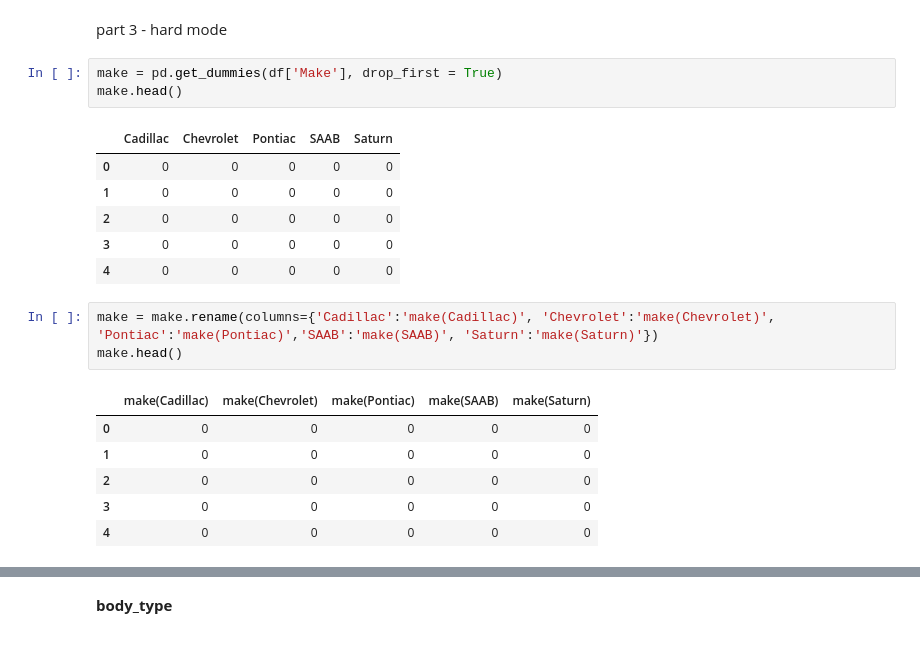
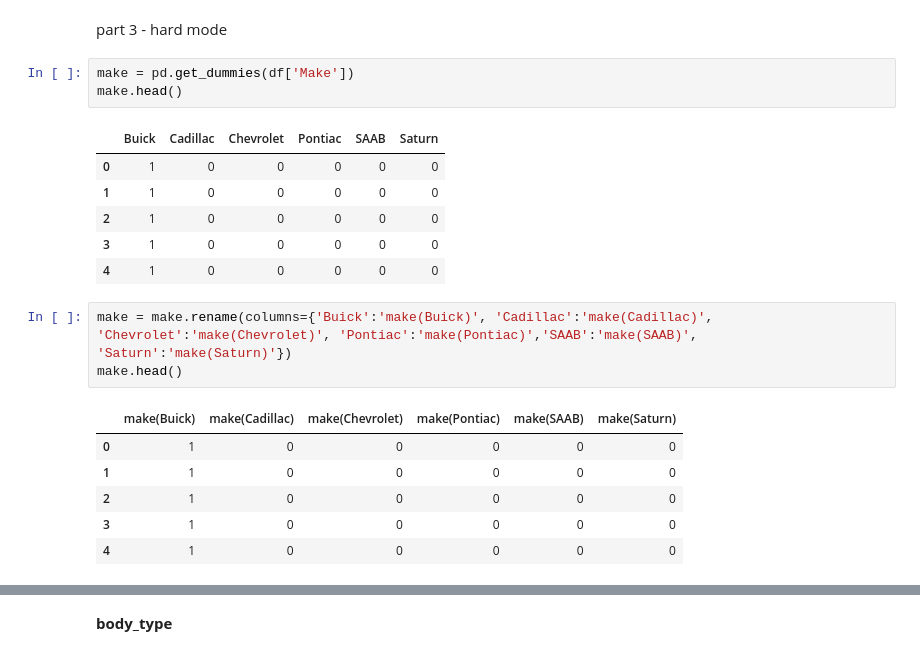
Before and after one commit to Bavitayadav8/Bavitayadav8, a Jupyter notebook: Assignment8.ipynb, the cells around one changed output, grey strips where cells are left out. Cells and saved outputs as stored; diff of their text form.

```diff
--- a/Assignment8.ipynb
+++ b/Assignment8.ipynb
@@ -210,25 +171,25 @@ dumies variable -- **Make**
 # %% [markdown]
 part 3 - hard mode
 # %%
-make = pd.get_dummies(df['Make'], drop_first = True)
+make = pd.get_dummies(df['Make'])
 make.head()
 # %% [output]
-|  | Cadillac | Chevrolet | Pontiac | SAAB | Saturn |
-| 0 | 0 | 0 | 0 | 0 | 0 |
-| 1 | 0 | 0 | 0 | 0 | 0 |
-| 2 | 0 | 0 | 0 | 0 | 0 |
-| 3 | 0 | 0 | 0 | 0 | 0 |
-| 4 | 0 | 0 | 0 | 0 | 0 |
+|  | Buick | Cadillac | Chevrolet | Pontiac | SAAB | Saturn |
+| 0 | 1 | 0 | 0 | 0 | 0 | 0 |
+| 1 | 1 | 0 | 0 | 0 | 0 | 0 |
+| 2 | 1 | 0 | 0 | 0 | 0 | 0 |
+| 3 | 1 | 0 | 0 | 0 | 0 | 0 |
+| 4 | 1 | 0 | 0 | 0 | 0 | 0 |
 # %%
-make = make.rename(columns={'Cadillac':'make(Cadillac)', 'Chevrolet':'make(Chevrolet)', 'Pontiac':'make(Pontiac)','SAAB':'make(SAAB)', 'Saturn':'make(Saturn)'})
+make = make.rename(columns={'Buick':'make(Buick)', 'Cadillac':'make(Cadillac)', 'Chevrolet':'make(Chevrolet)', 'Pontiac':'make(Pontiac)','SAAB':'make(SAAB)', 'Saturn':'make(Saturn)'})
 make.head()
 # %% [output]
-|  | make(Cadillac) | make(Chevrolet) | make(Pontiac) | make(SAAB) | make(Saturn) |
-| 0 | 0 | 0 | 0 | 0 | 0 |
-| 1 | 0 | 0 | 0 | 0 | 0 |
-| 2 | 0 | 0 | 0 | 0 | 0 |
-| 3 | 0 | 0 | 0 | 0 | 0 |
-| 4 | 0 | 0 | 0 | 0 | 0 |
+|  | make(Buick) | make(Cadillac) | make(Chevrolet) | make(Pontiac) | make(SAAB) | make(Saturn) |
+| 0 | 1 | 0 | 0 | 0 | 0 | 0 |
+| 1 | 1 | 0 | 0 | 0 | 0 | 0 |
+| 2 | 1 | 0 | 0 | 0 | 0 | 0 |
+| 3 | 1 | 0 | 0 | 0 | 0 | 0 |
+| 4 | 1 | 0 | 0 | 0 | 0 | 0 |
 # %%
 df = pd.concat([df,make], axis=1)
 df.head()
```
Also changed, not shown: parts of 26 cells of this notebook.
